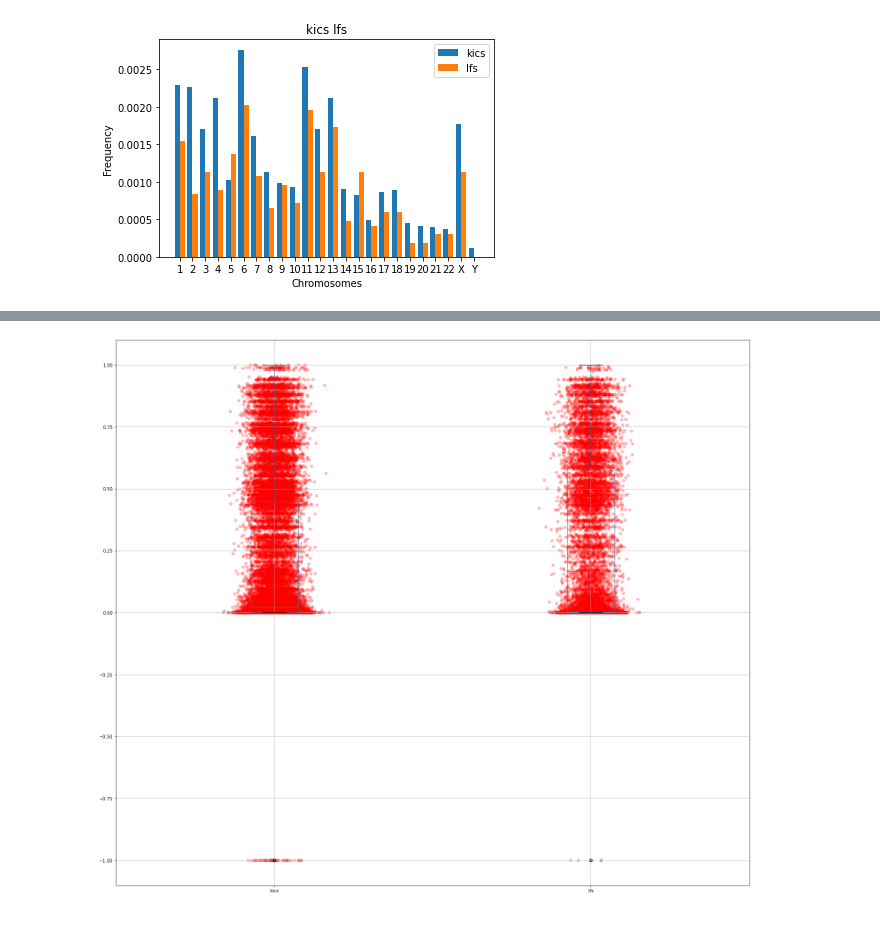
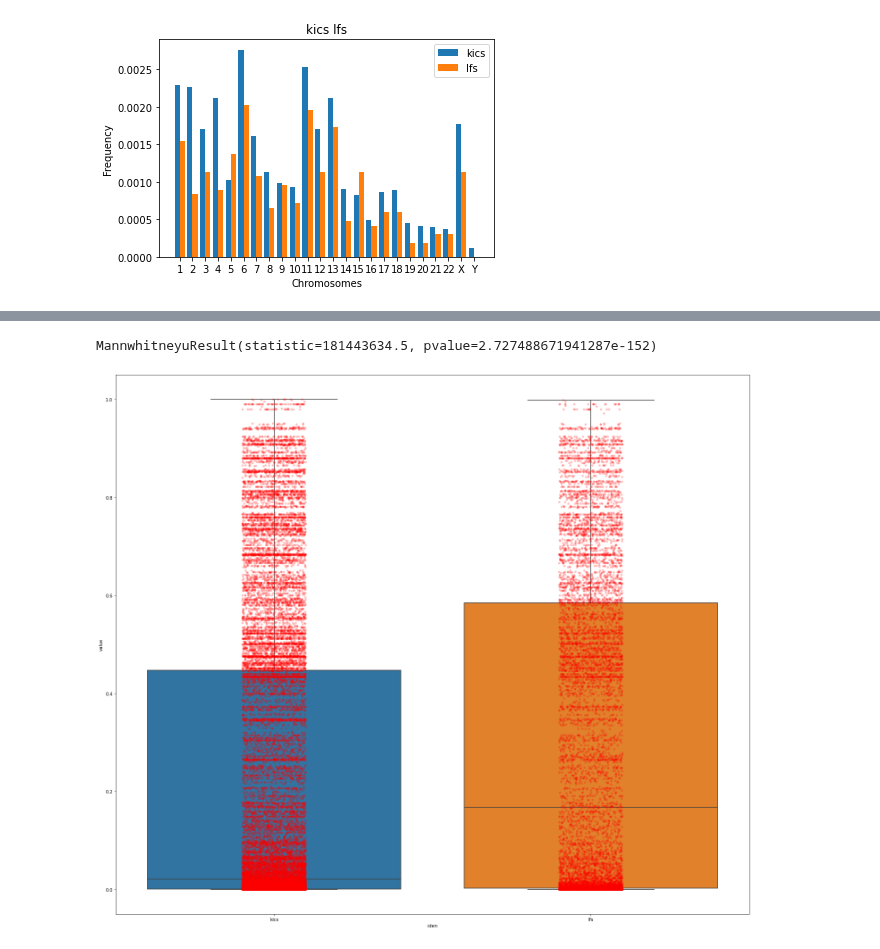
Before and after one commit to vsubasri/Transposable-Elements, a Jupyter notebook: Analysis/Preliminary Graphs.ipynb, the cells around one changed output, grey strips where cells are left out. Cells and saved outputs as stored; diff of their text form; code cells hidden in the pictures.

Commit message:
kqin-sampleIDMatching
Script to match IDs and adjusted box plots

```diff
--- a/Analysis/Preliminary Graphs.ipynb
+++ b/Analysis/Preliminary Graphs.ipynb
@@ -234,39 +197,68 @@ mergedGDAF.replace(to_replace = ['-1'], value = np.nan, inplace=True)
 def maxGDAFFilter(colName: str, df: pd.DataFrame):
     temp = df[colName].str.contains(pat=',')
     Index = list(np.where(temp == True)[0])
     temp = df[colName].iloc[Index]
     tempIndex = temp.index
 
     for i in tempIndex:
         tempList = temp[i].split(',')
         tempList = [float(a) for a in tempList]
         maxTemp = max(tempList)
         df[colName][i] = maxTemp
 
     df[colName] = df[colName].astype('float64')
 
 maxGDAFFilter('kics', mergedGDAF)
 maxGDAFFilter('lfs', mergedGDAF)
+mergedGDAF.loc[mergedGDAF['kics'] < 0, 'kics'] = np.nan
+mergedGDAF.loc[mergedGDAF['lfs'] < 0, 'lfs'] = np.nan
 
+import seaborn as sns
+def BoxGraphMulti(df: pd.DataFrame, xCol, yCol, compCol):
+    sns.boxplot(data=df, x=xCol, y=yCol, hue=compCol, palette='spring')
+    #plt.show()
 
 def boxplotPoints(title:list, column:list, df: pd.DataFrame , sizeH=20.50, sizeV=17.50, col='red', trans=0.25):
     plt.rcParams["figure.figsize"] = [sizeH, sizeV]
     plt.rcParams["figure.autolayout"] = True
     data = pd.DataFrame({
         t: df[c] for t,c in zip(title, column)})
-    data.boxplot()
-    for i, d in enumerate(data):
-       y = data[d]
-       x = np.random.normal(i + 1, 0.04, len(y))
-       plt.scatter(x, y, color = col, alpha = trans)
+
+    #print(data)
+    plotTest = data
+    plotTest = plotTest.stack().to_frame().reset_index().rename(columns={'level_1': 'iden', 0: 'value'}).drop('level_0', axis='columns')
+    plotTest['cat'] = 1
+    #print(plotTest.head(50))
+    #data.boxplot()
+    #BoxGraphMulti(plotTest, 'cat', 'value', 'iden')
+    sns.boxplot(data=plotTest, x='iden', y='value')
+
+    #plot with boxplot
+    sns.stripplot(x = 'iden',
+              y = 'value',
+                  color = 'red',
+                  alpha = 0.25,
+              data = plotTest)
+
+#     for i, d in enumerate(data):
+#         print(i)
+#         y = data[d]
+#         x = np.random.normal(i, 0.04, len(y))
+#         plt.scatter(x, y, color = col, alpha = trans)
+
+    list1 = df[column[0]].dropna()
+    list2 = df[column[1]].dropna()
+    print(mannwhitneyu(list1,list2))
     plt.show()
+
 
 titles = ['kics','lfs']
 columns = titles
 
 boxplotPoints(titles, columns, mergedGDAF)
 # %% [output]
+MannwhitneyuResult(statistic=181443634.5, pvalue=2.727488671941287e-152)
-[figure, old version]
+[figure, new version]
 # %%
 """
 
```
Also changed, not shown: parts of 12 cells of this notebook, 5 other files.
